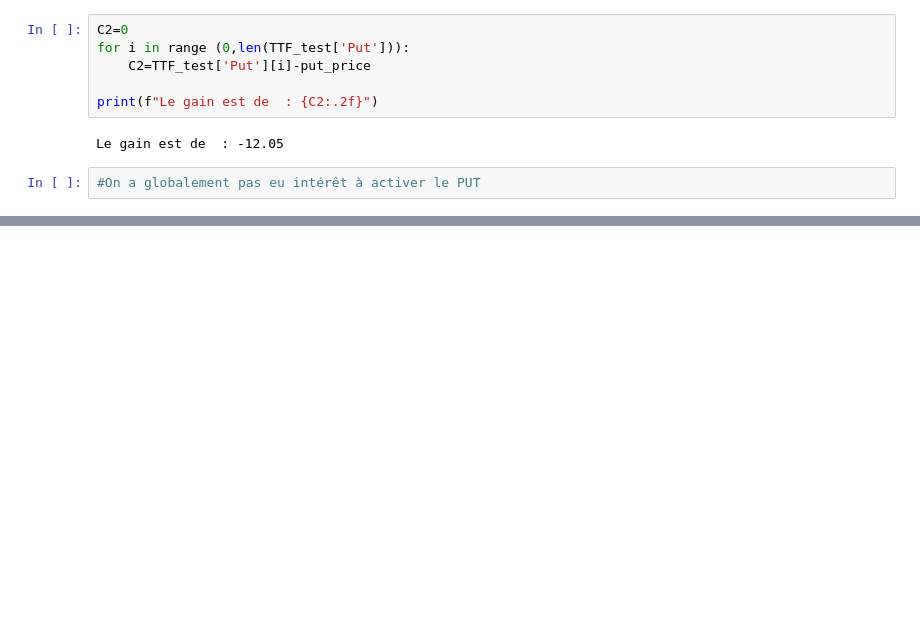
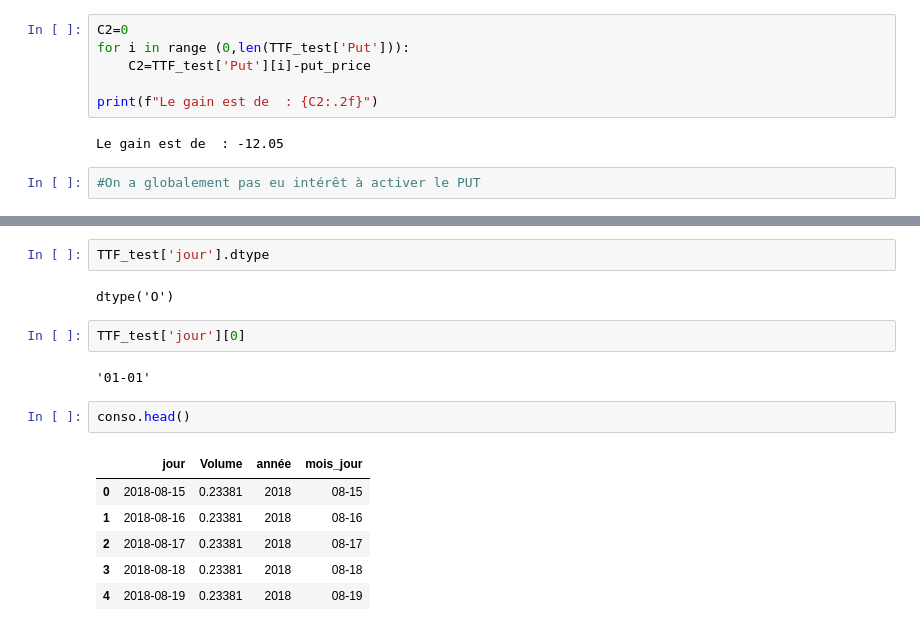
Before and after one commit to ibko14/Stochastic-calculus, a Jupyter notebook: TTF_Hedging.ipynb, the cells around one changed output, grey strips where cells are left out. Drawn from its saved outputs; the diff is of its cells as text; blank space fills up the shorter version.

```diff
--- a/TTF_Hedging.ipynb
+++ b/TTF_Hedging.ipynb
@@ -426,0 +457,17 @@ Le gain est de  : -12.05
+# %%
+TTF_test['jour'].dtype
+# %% [output]
+dtype('O')
+# %%
+TTF_test['jour'][0]
+# %% [output]
+'01-01'
+# %%
+conso.head()
+# %% [output]
+|  | jour | Volume | année | mois_jour |
+| 0 | 2018-08-15 | 0.23381 | 2018 | 08-15 |
+| 1 | 2018-08-16 | 0.23381 | 2018 | 08-16 |
+| 2 | 2018-08-17 | 0.23381 | 2018 | 08-17 |
+| 3 | 2018-08-18 | 0.23381 | 2018 | 08-18 |
+| 4 | 2018-08-19 | 0.23381 | 2018 | 08-19 |
```
Also changed, not shown: parts of 15 cells of this notebook.
